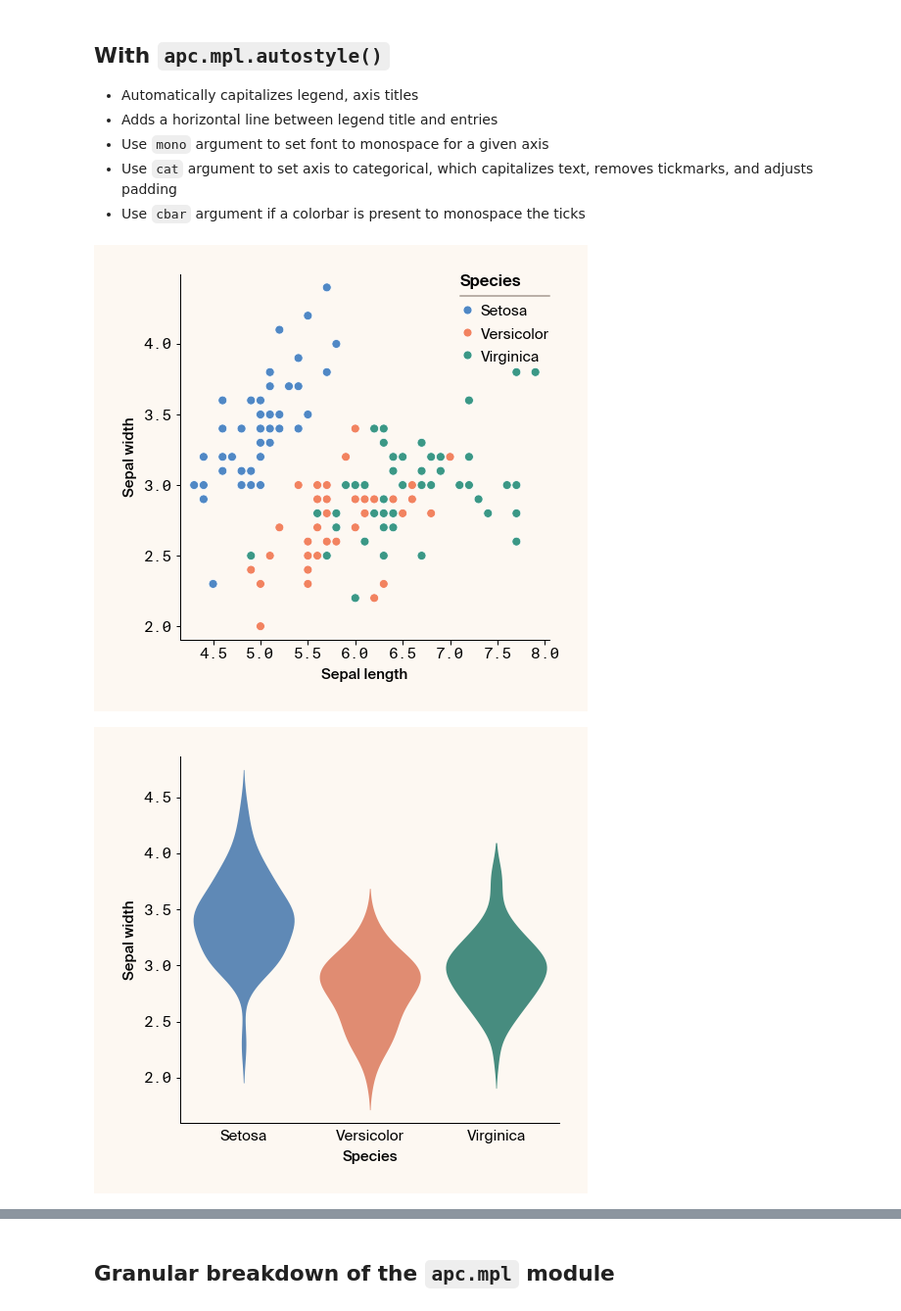
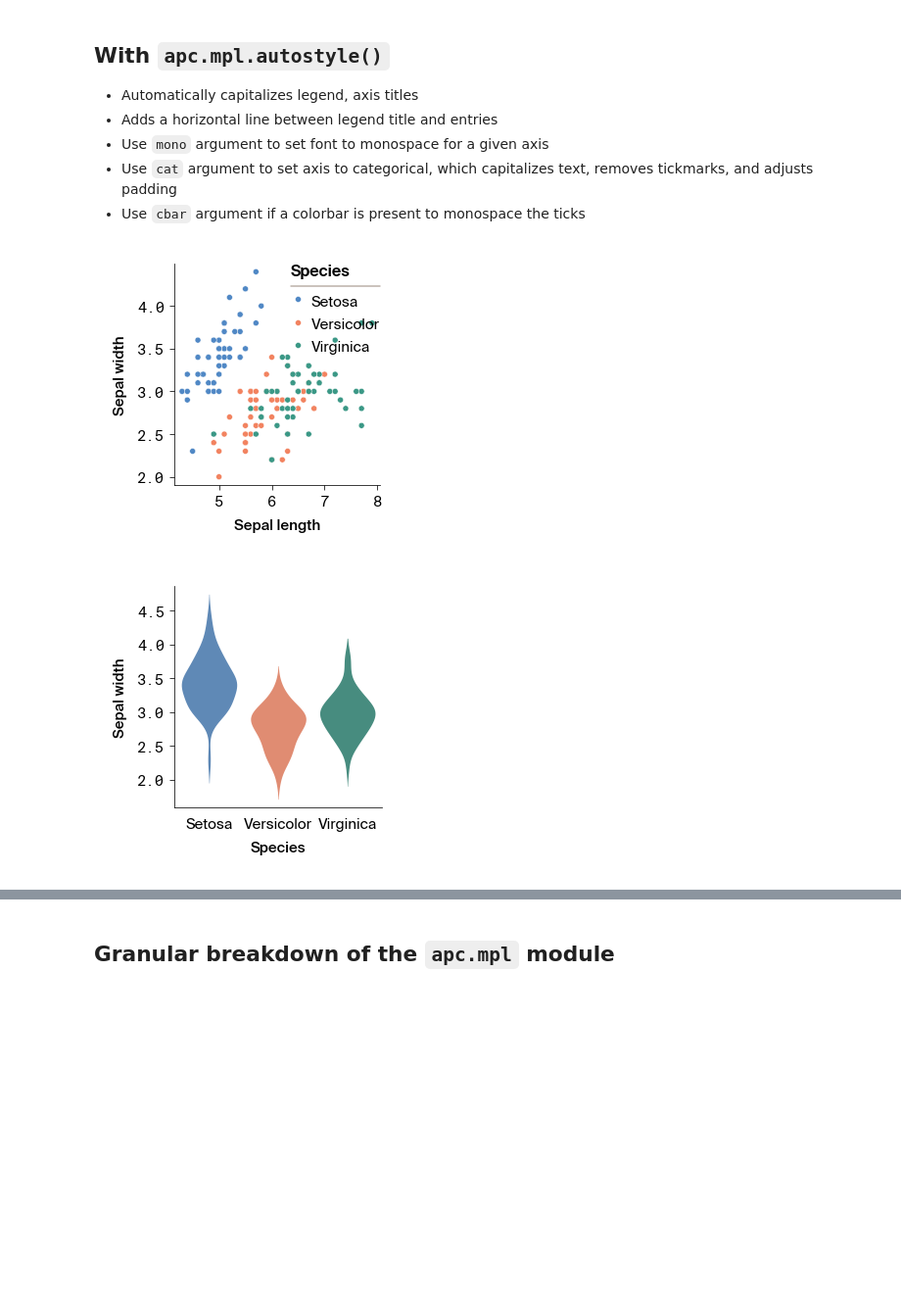
Before and after one commit to Arcadia-Science/arcadia-pycolor, a Jupyter notebook: usage_example.ipynb, the cells around one changed output, grey strips where cells are left out. Shown at 98% size. Cells and saved outputs as stored; diff of their text form; code cells hidden in the pictures; blank space fills up the shorter version.

```diff
--- a/usage_example.ipynb
+++ b/usage_example.ipynb
@@ -205,7 +203,7 @@ plt.show()
 - Use `cat` argument to set axis to categorical, which capitalizes text, removes tickmarks, and adjusts padding
 - Use `cbar` argument if a colorbar is present to monospace the ticks
 # %%
-fig, ax = plt.subplots(figsize=apc.mpl.get_figure_dimensions("threeq_small"), layout="constrained")
+fig, ax = plt.subplots(figsize=apc.mpl.get_figure_dimensions("float_square"), layout="constrained")
 sns.scatterplot(
     x=x_data,
     y=y_data,
@@ -213,39 +211,38 @@ sns.scatterplot(
     data=iris_data,
     palette=colors,
     ax=ax,
-    s=80,
 )
 apc.mpl.style_axis(monospaced_axes="both")
 
 apc.mpl.save_figure(fname="examples/scatter_style_axis.pdf")
 
 plt.show()
 
-fig, ax = plt.subplots(figsize=apc.mpl.get_figure_dimensions("threeq_small"), layout="constrained")
+fig, ax = plt.subplots(figsize=apc.mpl.get_figure_dimensions("float_square"), layout="constrained")
 sns.violinplot(
     x=c_data,
     y=y_data,
     data=iris_data,
     hue=c_data,
     palette=colors,
     ax=ax,
 )
 apc.mpl.style_axis(categorical_axes="x", monospaced_axes="y")
 apc.mpl.save_figure(fname="examples/violin_style_axis.pdf")
 
 plt.show()
 
 
-fig, ax = plt.subplots(figsize=apc.mpl.get_figure_dimensions("threeq_wide"), layout="constrained")
+fig, ax = plt.subplots(figsize=apc.mpl.get_figure_dimensions("float_wide"), layout="constrained")
 sns.heatmap(glue, ax=ax, cmap="apc:reds")
 apc.mpl.style_axis(colorbar_exists=True)
 # Didn't use categorical_axes = "both" because it alters the ALLCAPS axis labels.
 
 apc.mpl.set_xaxis_categorical()
 apc.mpl.set_yaxis_categorical()
 
 apc.mpl.save_figure(fname="examples/heatmap_style_axis.pdf")
 plt.show()
 # %% [output]
-[figure, old version]
+[figure, new version]
-[figure, old version]
+[figure, new version]
```
Also changed, not shown: parts of 13 cells of this notebook.
